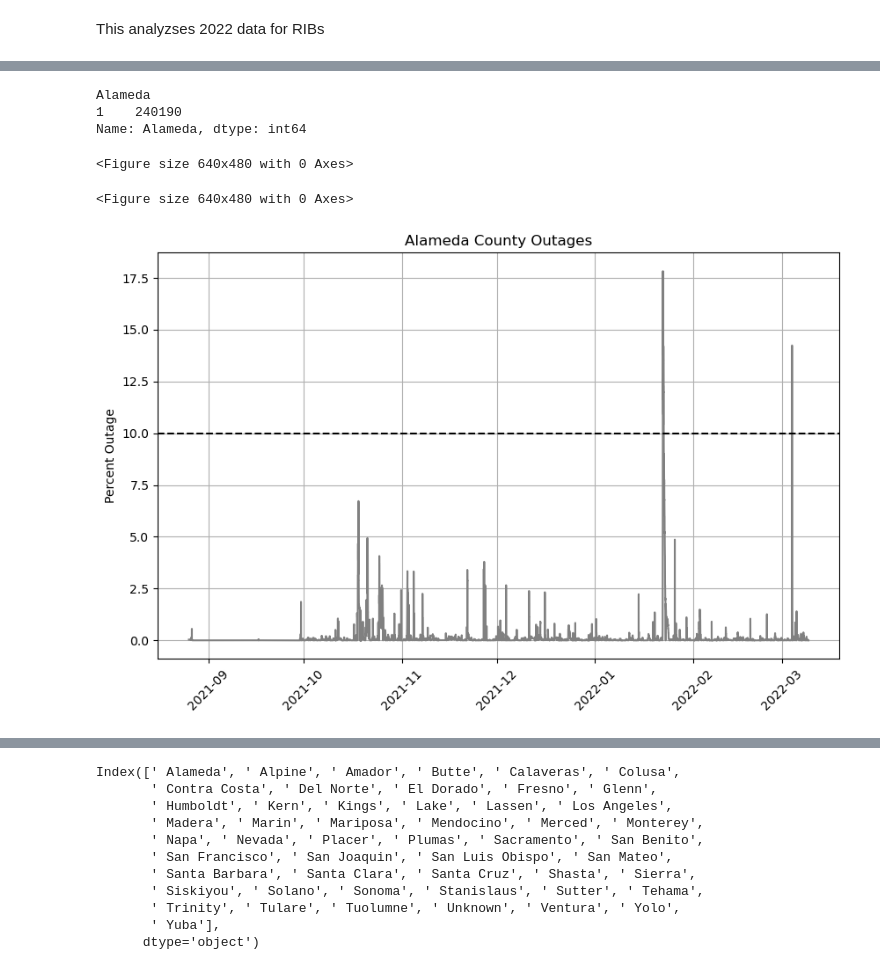
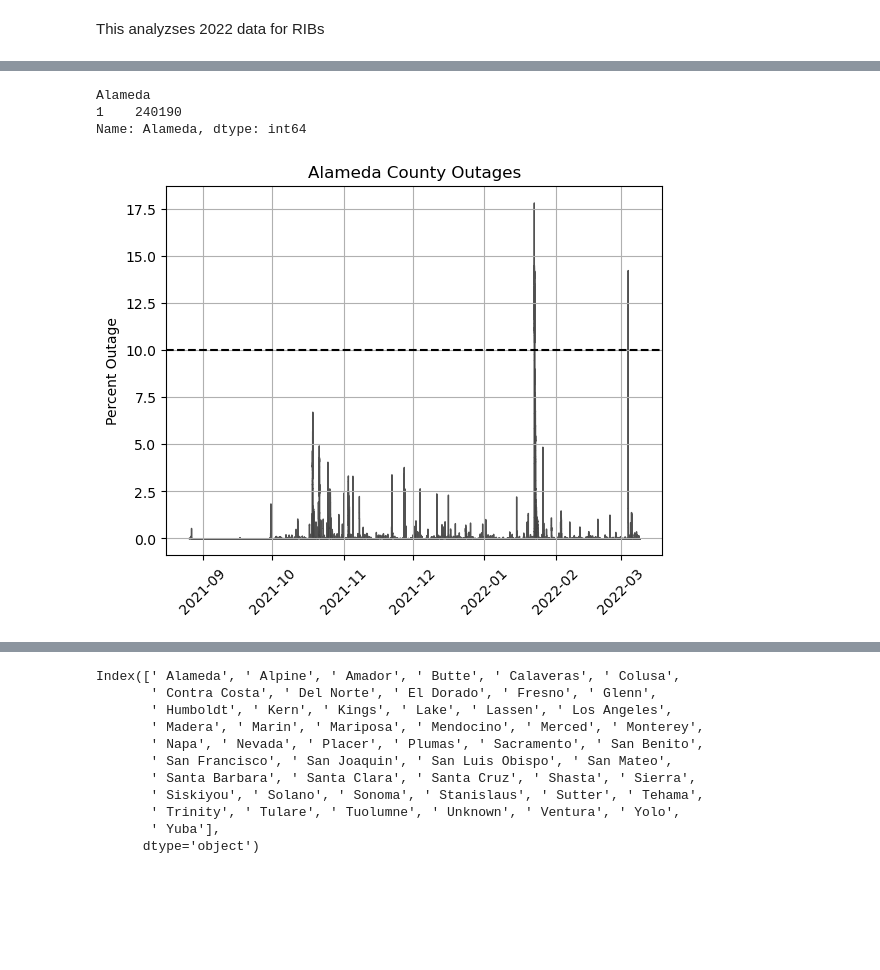
Before and after one commit to headrotor/powerscraper, a Jupyter notebook: data/RIBviz.ipynb, the cells around one changed output, grey strips where cells are left out. Saved outputs shown, nothing was run; the diff lists cells and outputs as text; code cells hidden in the pictures; blank space fills up the shorter version.

Commit message:
added new visualization and computation nbs

```diff
--- a/data/RIBviz.ipynb
+++ b/data/RIBviz.ipynb
@@ -43,38 +43,43 @@ KeyError: -1
 # %%
 
-## Plot all columns on the same axis
+## Plot a single county
 plt.figure()  # Create a new figure
 # Plot columns 2 through 10 on the same axis
-plt.figure(figsize=(10, 6))  # Set the figure size
+#plt.figure(figsize=(10, 6))  # Set the figure size
 
 
-mpl.rcParams.update(mpl.rcParamsDefault)
-inline_rc = dict(mpl.rcParams)
-mpl.rcParams.update(inline_rc)
+#mpl.rcParams.update(mpl.rcParamsDefault)
+#inline_rc = dict(mpl.rcParams)
+#mpl.rcParams.update(inline_rc)
 #plt.style.use('grayscale')
 
 cnty = counties[0]
 print(cnty)
 print(df_count.loc[cnty])
 #plt.plot(df['Timestamp'], df[cnty]/df_count.loc[cnty], label=cnty)  # Plot the column data and set the label as the column name
-plt.plot(df['Timestamp'], 100.*df[cnty]/float(df_count.loc[cnty]), color='#808080')  # Plot the column data and set the label as the column name
+
+#plt.plot(df['Timestamp'], 100.*df[cnty]/float(df_count.loc[cnty]), color='#808080')  # Plot the column data and set the label as the column name
+
+plt.fill_between(
+        x=df['Timestamp'],
+        y1= 100.*df[cnty]/float(df_count.loc[cnty]),
+        color= "#404040",
+        alpha= 0.9)
 
 plt.axhline(y=10.0, color='#000000', linestyle='--')
 
 
 
 plt.title(f'{cnty} County Outages')  # Set the title
 #plt.xlabel('Index')  # Set the x-axis label
 plt.ylabel('Percent Outage')  # Set the y-axis label
 plt.xticks(rotation=45)
 plt.grid(True)  # Enable grid lines
 #plt.legend()  # Show the legend with column names
 plt.show()  # Show the plot
-plt.savefig('county-bar.png', bbox_inches='tight', dpi=600)
+#plt.savefig(f'{cnty}-thresh.png', bbox_inches='tight', dpi=600)
 # %% [output]
 Alameda
 1    240190
 Name: Alameda, dtype: int64
-<Figure size 640x480 with 0 Axes>
-<Figure size 640x480 with 0 Axes>
-[figure, old version]
+[figure, new version]
```
Also changed, not shown: parts of 4 cells of this notebook, 4 other files.
